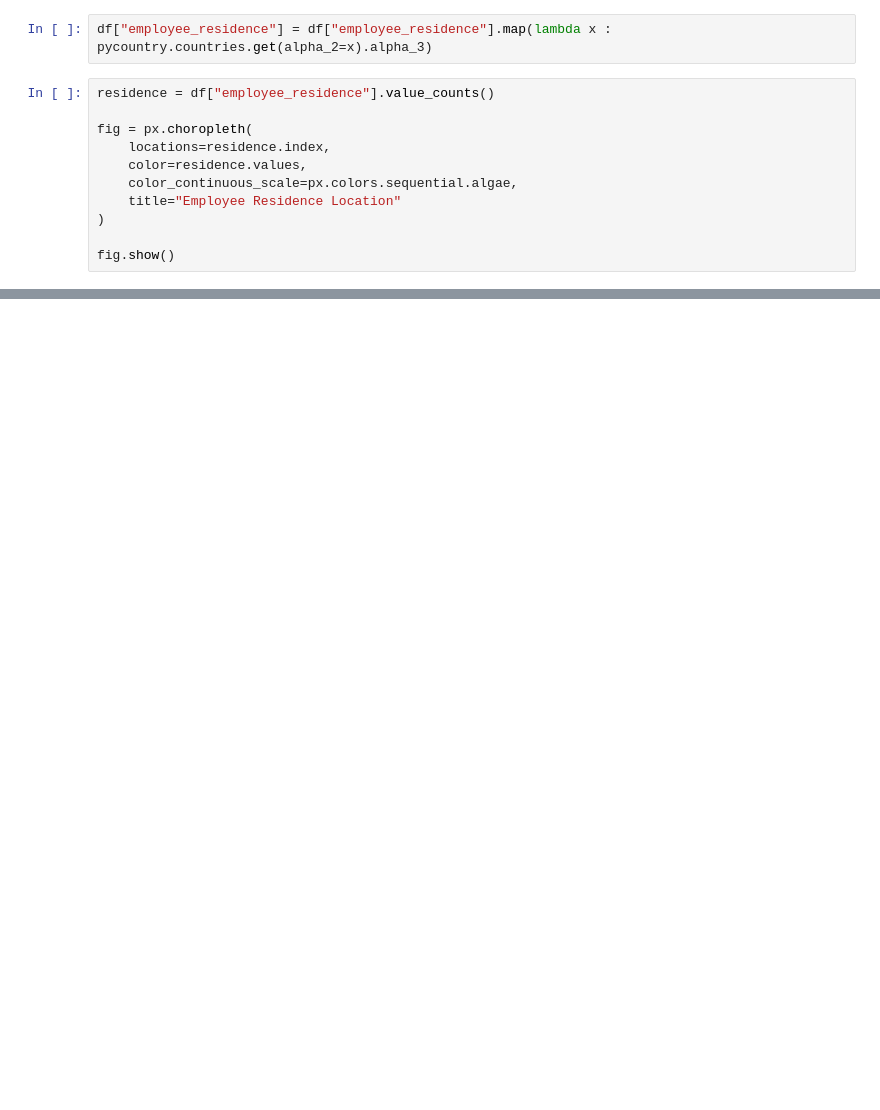
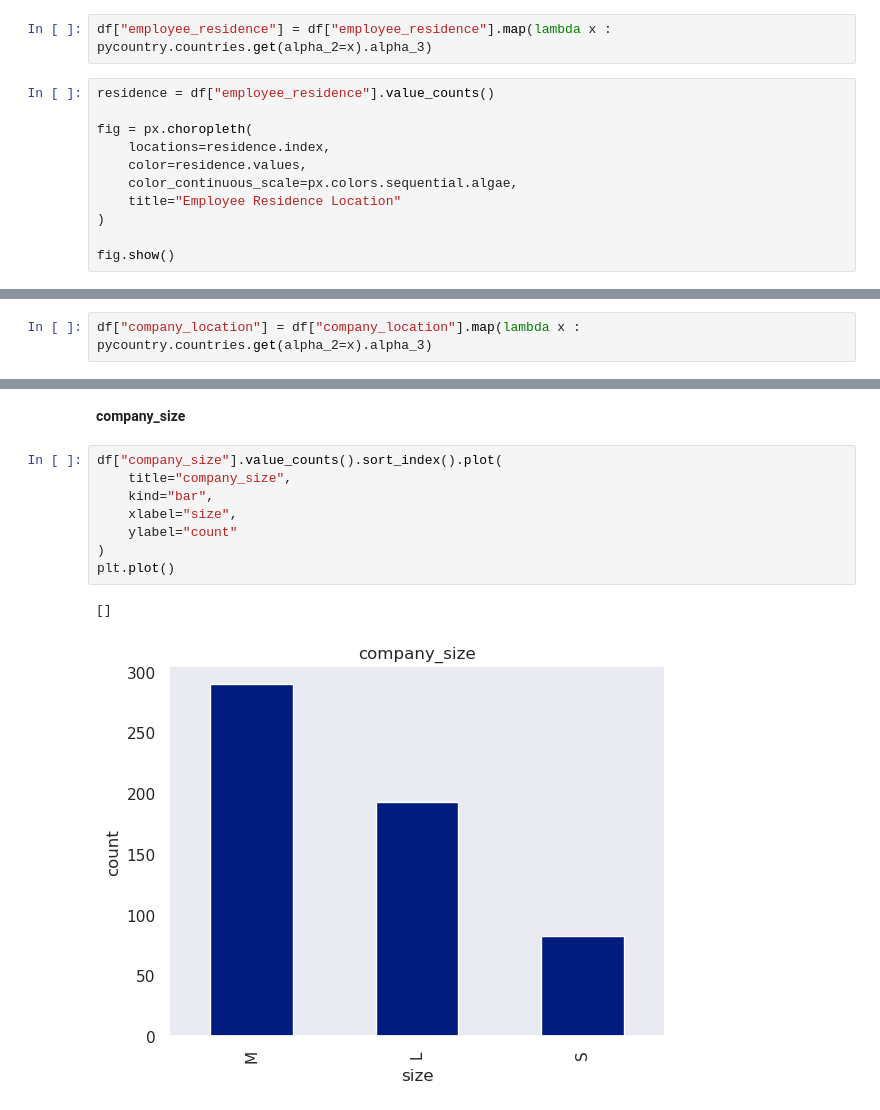
Before and after one commit to IgorTrevelin/data-science, a Jupyter notebook: Data Science Salaries/ds_salaries.ipynb, the cells around one changed output, grey strips where cells are left out. Cells and saved outputs as stored; diff of their text form; blank space fills up the shorter version.

```diff
--- a/Data Science Salaries/ds_salaries.ipynb
+++ b/Data Science Salaries/ds_salaries.ipynb
@@ -230,0 +256,2 @@ fig.show()
+# %%
+df["company_location"] = df["company_location"].map(lambda x : pycountry.countries.get(alpha_2=x).alpha_3)
@@ -230,0 +268,13 @@ fig.show()
+# %% [markdown]
+**company_size**
+# %%
+df["company_size"].value_counts().sort_index().plot(
+    title="company_size",
+    kind="bar",
+    xlabel="size",
+    ylabel="count"
+)
+plt.plot()
+# %% [output]
+[]
+[figure, added]
```
Also changed, not shown: parts of 12 cells of this notebook.
